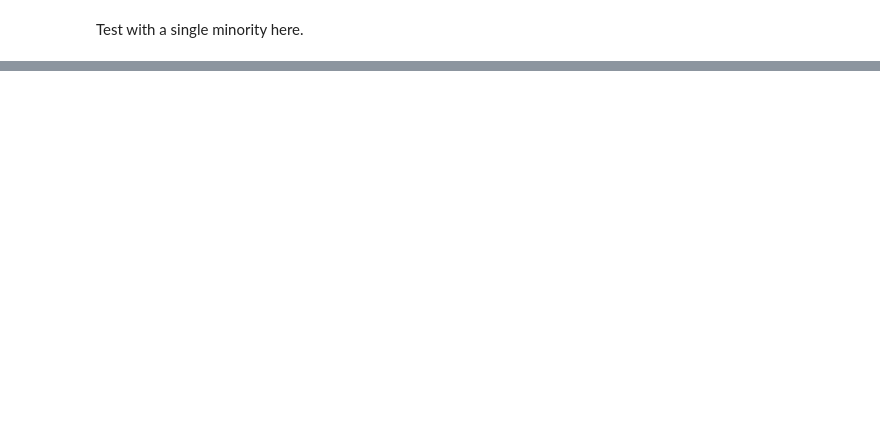
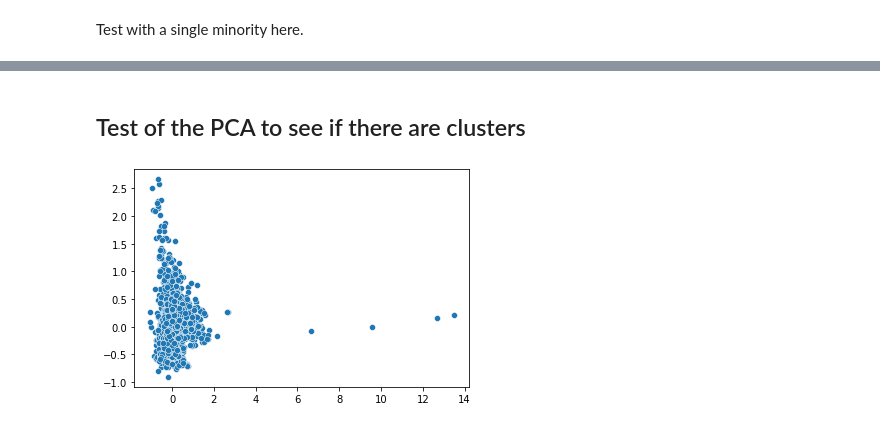
Before and after one commit to epfl-ada/ada-2020-project-milestone-p3-p3_vsl, a Jupyter notebook: bias_micka.ipynb, the cells around one changed output, grey strips where cells are left out. Drawn from its saved outputs; the diff is of its cells as text; code cells hidden in the pictures; blank space fills up the shorter version.

```diff
--- a/bias_micka.ipynb
+++ b/bias_micka.ipynb
@@ -121,0 +166,7 @@ Notes:
+# %%
+biases = ['white_bias', 'hispanic_bias', 'black_bias']
+for bias in biases:
+    plt.figure()
+    plt.bar(x = officer_df['officer_years_of_service'].astype(int), height = officer_df[bias] + 1, )
+    plt.title(bias)
+    plt.show()
@@ -121,0 +177,2 @@ Notes:
+# %% [markdown]
+## Test of the PCA to see if there are clusters
@@ -121,0 +181,10 @@ Notes:
+# %%
+pca = PCA(n_components=2)
+# %%
+projections = pca.fit_transform(officer_df[biases])
+# %%
+plt.figure()
+sns.scatterplot(x = projections[:,0], y = projections[:,1])
+plt.show()
+# %% [output]
+[figure, added]
```
Also changed, not shown: parts of 39 cells of this notebook, 1 other file.
